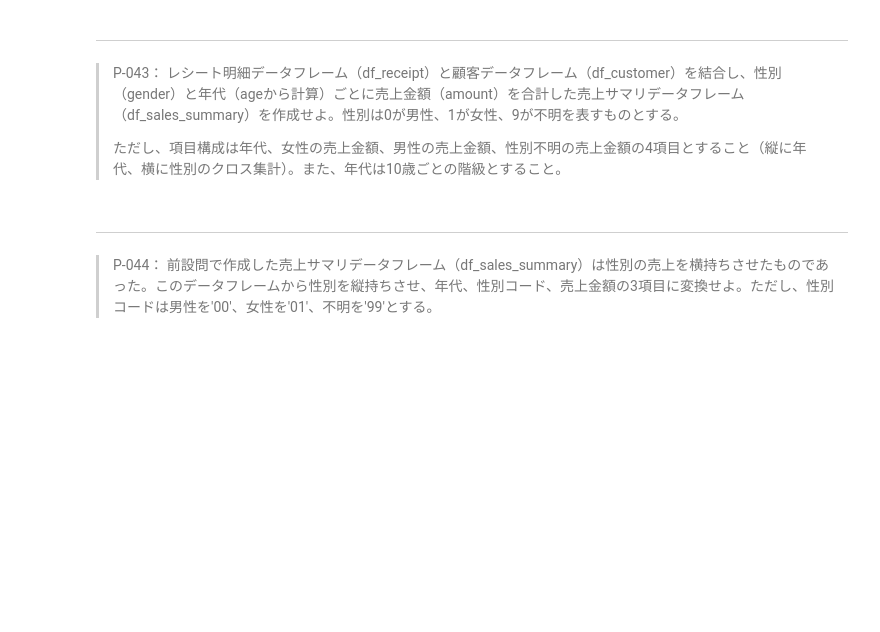
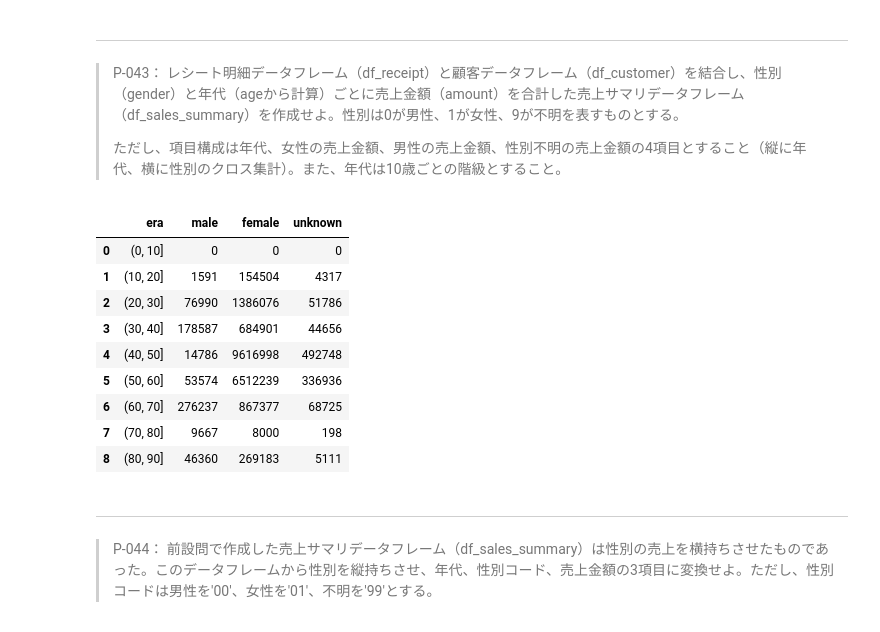
Before and after one commit to T-Sawao/Problem_100, a Jupyter notebook: data_100/docker/work/preprocess_knock_Python.ipynb, the cells around one changed output. Cells and saved outputs as stored; diff of their text form; code cells hidden in the pictures; blank space fills up the shorter version.

```diff
--- a/data_100/docker/work/preprocess_knock_Python.ipynb
+++ b/data_100/docker/work/preprocess_knock_Python.ipynb
@@ -672,6 +693,25 @@ df_sales_amount_by_date.head(10)
 > P-043： レシート明細データフレーム（df_receipt）と顧客データフレーム（df_customer）を結合し、性別（gender）と年代（ageから計算）ごとに売上金額（amount）を合計した売上サマリデータフレーム（df_sales_summary）を作成せよ。性別は0が男性、1が女性、9が不明を表すものとする。
 >
 > ただし、項目構成は年代、女性の売上金額、男性の売上金額、性別不明の売上金額の4項目とすること（縦に年代、横に性別のクロス集計）。また、年代は10歳ごとの階級とすること。
+# %%
+df = pd.merge(df_receipt, df_customer, how ='inner', on="customer_id")
+df["era"] = pd.cut(df.age, range(0,100,10))
+
+# ピボットテーブルを作成
+df_sales_summary = pd.pivot_table(df, index='era', columns='gender_cd', values='amount', aggfunc='sum').reset_index()
+df_sales_summary.columns = ['era', 'male', 'female', 'unknown']
+df_sales_summary
+# %% [output]
+|  | era | male | female | unknown |
+| 0 | (0, 10] | 0 | 0 | 0 |
+| 1 | (10, 20] | 1591 | 154504 | 4317 |
+| 2 | (20, 30] | 76990 | 1386076 | 51786 |
+| 3 | (30, 40] | 178587 | 684901 | 44656 |
+| 4 | (40, 50] | 14786 | 9616998 | 492748 |
+| 5 | (50, 60] | 53574 | 6512239 | 336936 |
+| 6 | (60, 70] | 276237 | 867377 | 68725 |
+| 7 | (70, 80] | 9667 | 8000 | 198 |
+| 8 | (80, 90] | 46360 | 269183 | 5111 |
 # %% [markdown]
 ---
 > P-044： 前設問で作成した売上サマリデータフレーム（df_sales_summary）は性別の売上を横持ちさせたものであった。このデータフレームから性別を縦持ちさせ、年代、性別コード、売上金額の3項目に変換せよ。ただし、性別コードは男性を'00'、女性を'01'、不明を'99'とする。
```
Also changed, not shown: parts of 3 cells of this notebook.
